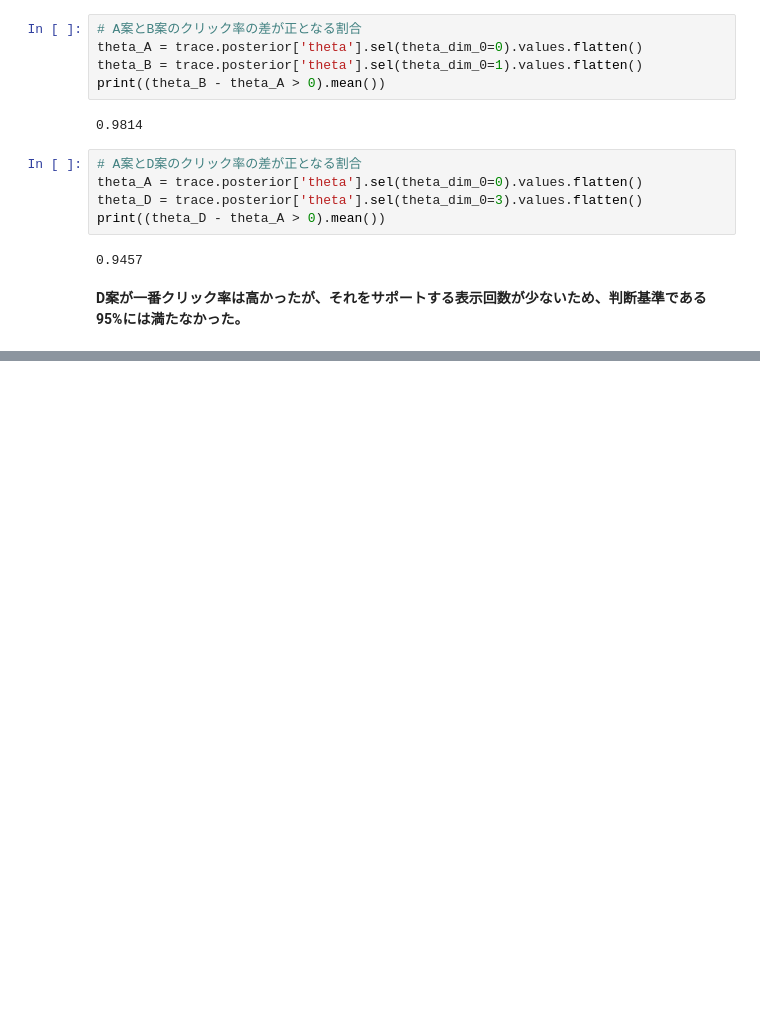
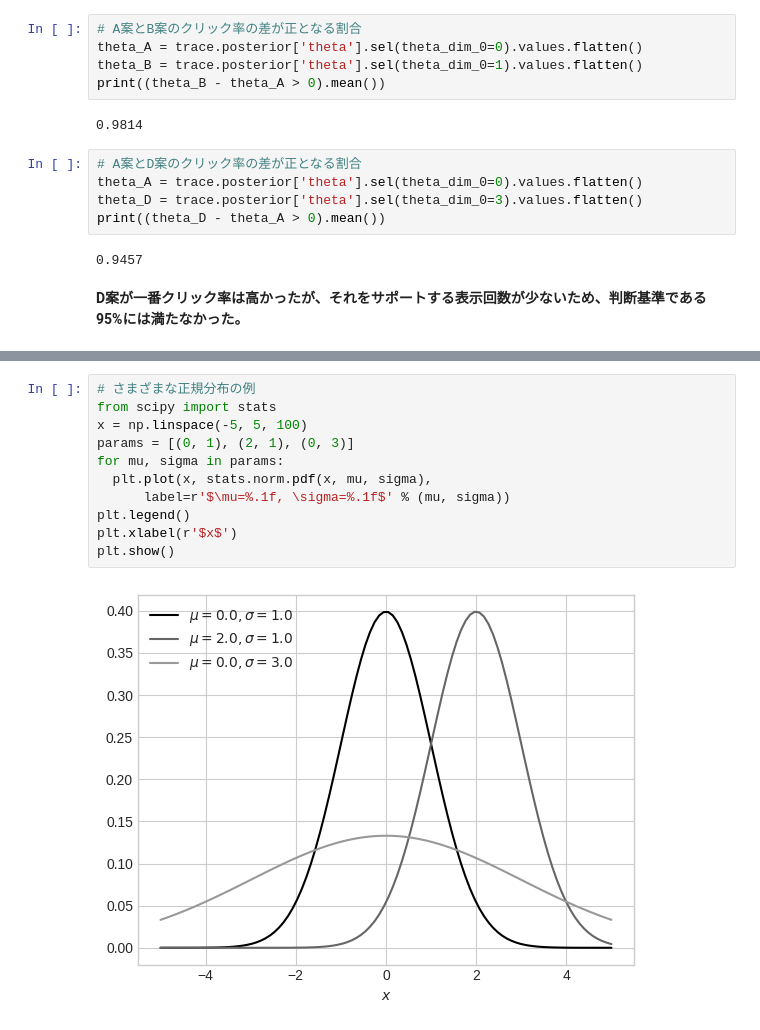
Before and after one commit to yuji-sgs/web-optimization, a Jupyter notebook: chapter3.ipynb, the cells around one changed output, grey strips where cells are left out. Cells and saved outputs as stored; diff of their text form; blank space fills up the shorter version.

```diff
--- a/chapter3.ipynb
+++ b/chapter3.ipynb
@@ -62,0 +74,13 @@ print((theta_D - theta_A > 0).mean())
+# %%
+# さまざまな正規分布の例
+from scipy import stats
+x = np.linspace(-5, 5, 100)
+params = [(0, 1), (2, 1), (0, 3)]
+for mu, sigma in params:
+  plt.plot(x, stats.norm.pdf(x, mu, sigma),
+      label=r'$\mu=%.1f, \sigma=%.1f$' % (mu, sigma))
+plt.legend()
+plt.xlabel(r'$x$')
+plt.show()
+# %% [output]
+[figure, added]
```
Also changed, not shown: parts of 2 cells of this notebook.
